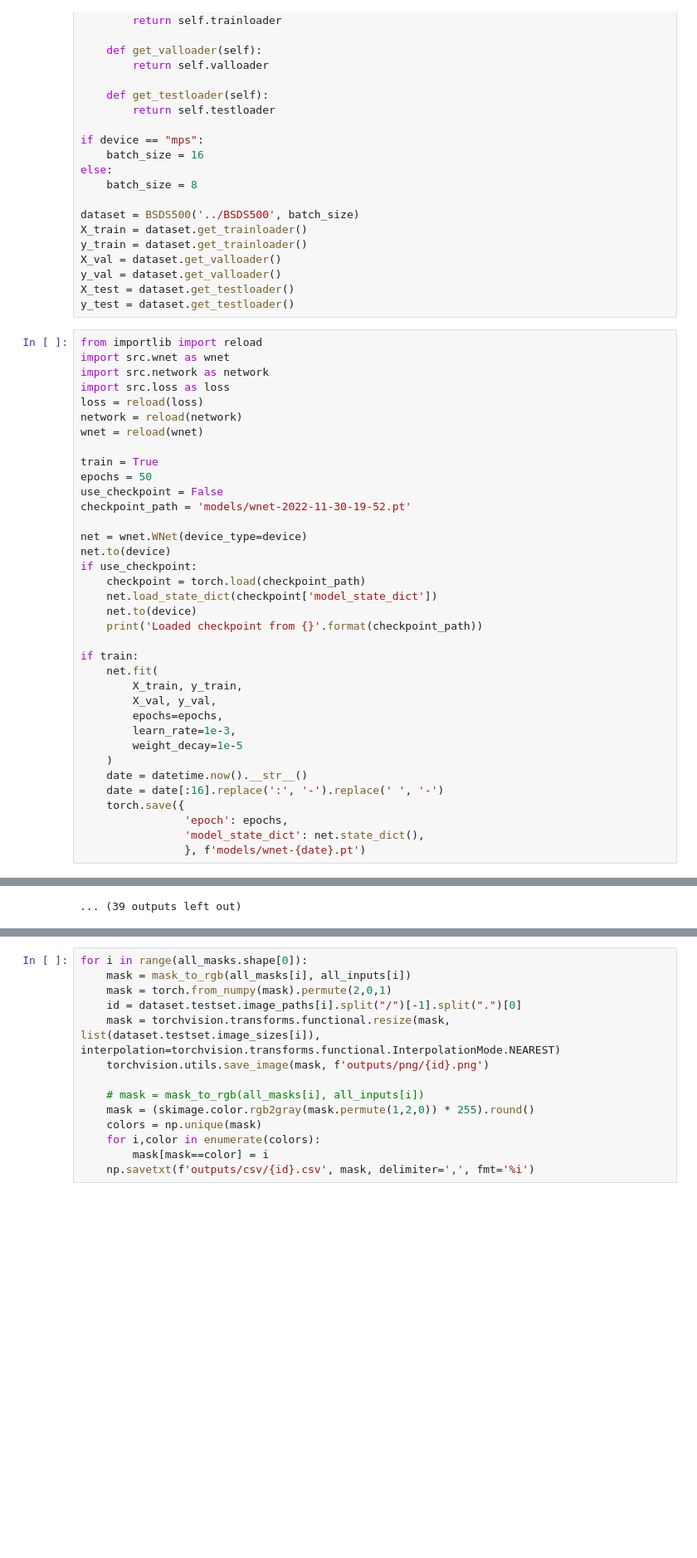
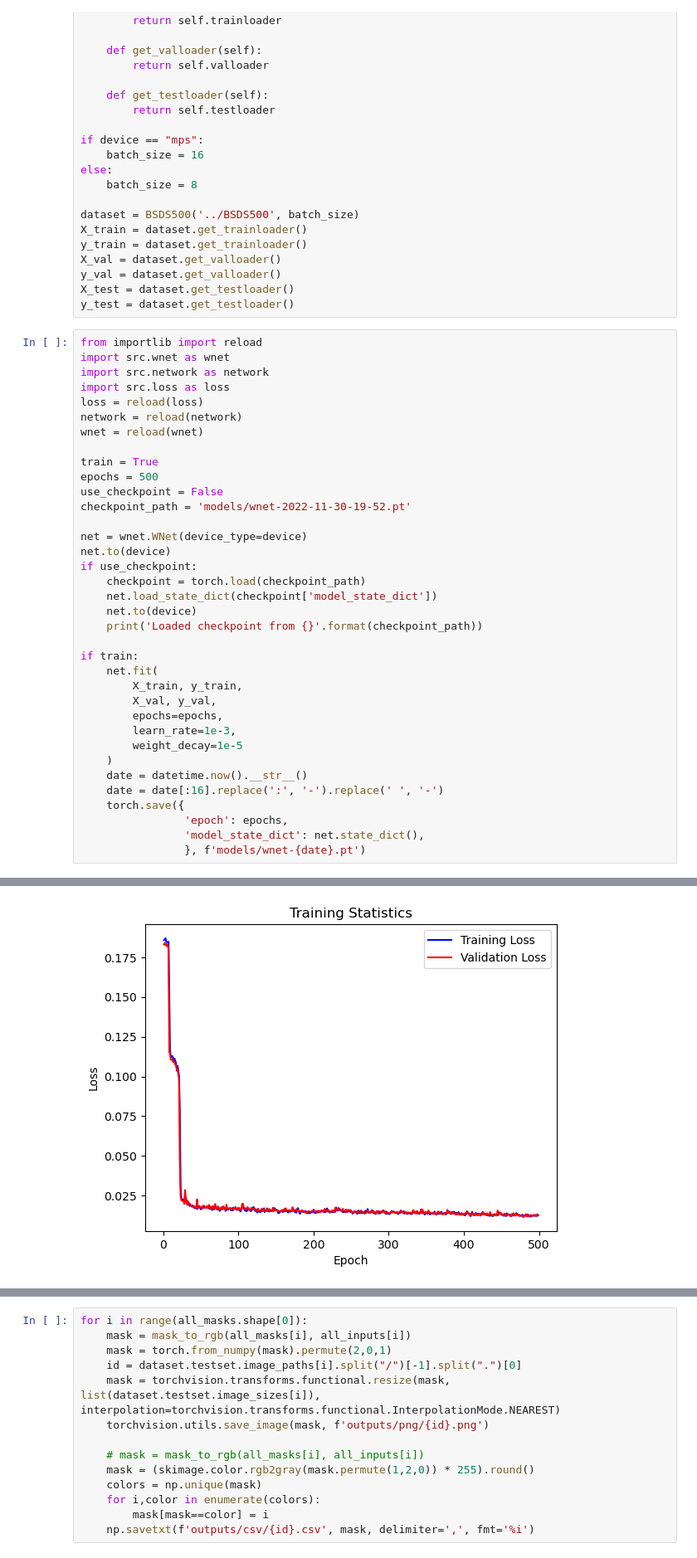
Before and after one commit to isaacwasserman/WNet, a Jupyter notebook: WNet_Isaac.ipynb, the cells around one changed output, grey strips where cells are left out. Shown at 83% size. Cells and saved outputs as stored; diff of their text form; blank space fills up the shorter version.

Commit message:
eliminated long output

```diff
--- a/WNet_Isaac.ipynb
+++ b/WNet_Isaac.ipynb
@@ -85,7 +85,7 @@ network = reload(network)
 wnet = reload(wnet)
 
 train = True
-epochs = 50
+epochs = 500
 use_checkpoint = False
 checkpoint_path = 'models/wnet-2022-11-30-19-52.pt'
 
@@ -151,4 +118,4 @@ Valid loss: 1.0475E-01
-... (39 outputs left out)
+[figure, added]
 # %%
 import utils.visualize as visualize
 from src.crf import crf_fit_predict, crf_batch_fit_predict
```
Also changed, not shown: parts of 2 cells of this notebook.
